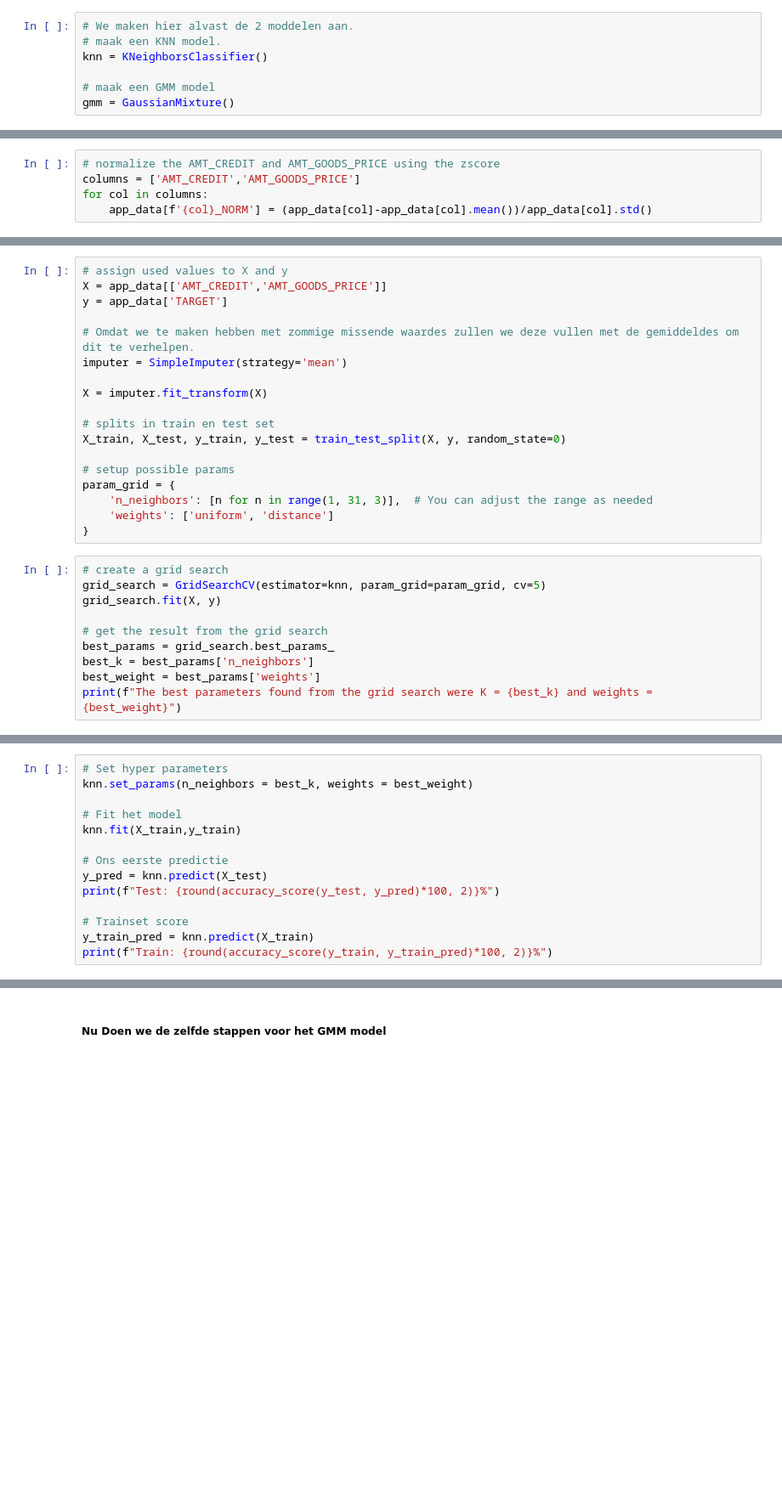
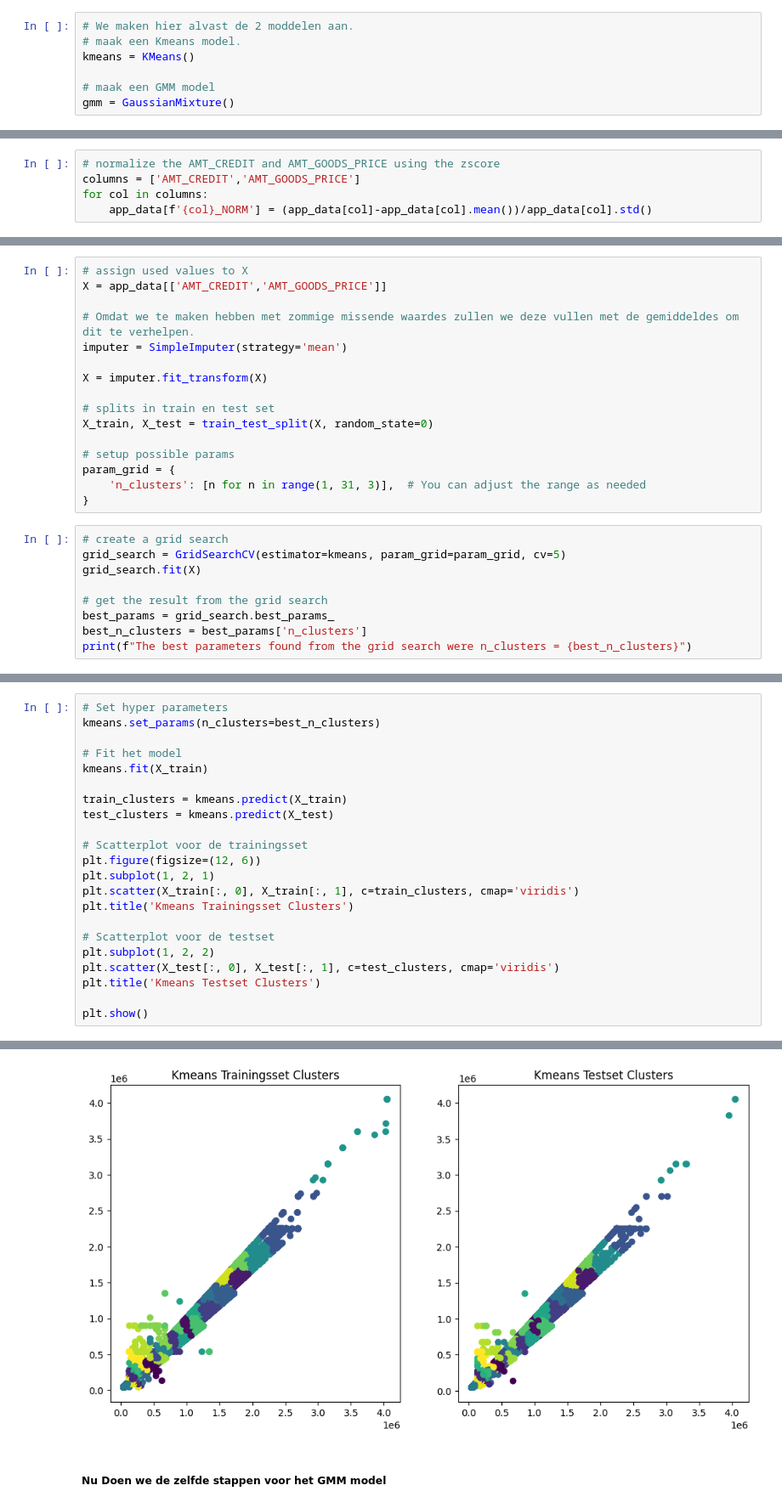
Before and after one commit to PepijnDevue/CM, a Jupyter notebook: Data Understanding.ipynb, the cells around one changed output, grey strips where cells are left out. Shown at 85% size. Cells and saved outputs as stored; diff of their text form; blank space fills up the shorter version.

```diff
--- a/Data Understanding.ipynb
+++ b/Data Understanding.ipynb
@@ -264,8 +290,8 @@ Onderaan een conclusie over de vondsten van de 3 modellen
 Dit om de 2 modellen met de verschillende features onderling te vergelijken.
 # %%
 # We maken hier alvast de 2 moddelen aan.
-# maak een KNN model.
-knn = KNeighborsClassifier()
+# maak een Kmeans model.
+kmeans = KMeans()
 
 # maak een GMM model
 gmm = GaussianMixture()
@@ -287,7 +313,6 @@ for col in columns:
 # %%
-# assign used values to X and y
+# assign used values to X
 X = app_data[['AMT_CREDIT','AMT_GOODS_PRICE']]
-y = app_data['TARGET']
 
 # Omdat we te maken hebben met zommige missende waardes zullen we deze vullen met de gemiddeldes om dit te verhelpen.
 imputer = SimpleImputer(strategy='mean')
@@ -295,21 +320,19 @@ imputer = SimpleImputer(strategy='mean')
 X = imputer.fit_transform(X)
 
 # splits in train en test set
-X_train, X_test, y_train, y_test = train_test_split(X, y, random_state=0)
+X_train, X_test = train_test_split(X, random_state=0)
 
 # setup possible params
 param_grid = {
-    'n_neighbors': [n for n in range(1, 31, 3)],  # You can adjust the range as needed
-    'weights': ['uniform', 'distance']
+    'n_clusters': [n for n in range(1, 31, 3)],  # You can adjust the range as needed
 }
 # %%
 # create a grid search
-grid_search = GridSearchCV(estimator=knn, param_grid=param_grid, cv=5)
-grid_search.fit(X, y)
+grid_search = GridSearchCV(estimator=kmeans, param_grid=param_grid, cv=5)
+grid_search.fit(X)
 
 # get the result from the grid search
 best_params = grid_search.best_params_
-best_k = best_params['n_neighbors']
-best_weight = best_params['weights']
-print(f"The best parameters found from the grid search were K = {best_k} and weights = {best_weight}")
+best_n_clusters = best_params['n_clusters']
+print(f"The best parameters found from the grid search were n_clusters = {best_n_clusters}")
 # %% [output]
@@ -317,15 +340,23 @@ The best parameters found from the grid search were K = 16 and weights = uniform
 # %%
 # Set hyper parameters
-knn.set_params(n_neighbors = best_k, weights = best_weight)
+kmeans.set_params(n_clusters=best_n_clusters)
 
 # Fit het model
-knn.fit(X_train,y_train)
+kmeans.fit(X_train)
 
-# Ons eerste predictie
-y_pred = knn.predict(X_test)
-print(f"Test: {round(accuracy_score(y_test, y_pred)*100, 2)}%")
+train_clusters = kmeans.predict(X_train)
+test_clusters = kmeans.predict(X_test)
 
-# Trainset score
-y_train_pred = knn.predict(X_train)
-print(f"Train: {round(accuracy_score(y_train, y_train_pred)*100, 2)}%")
+# Scatterplot voor de trainingsset
+plt.figure(figsize=(12, 6))
+plt.subplot(1, 2, 1)
+plt.scatter(X_train[:, 0], X_train[:, 1], c=train_clusters, cmap='viridis')
+plt.title('Kmeans Trainingsset Clusters')
+
+# Scatterplot voor de testset
+plt.subplot(1, 2, 2)
+plt.scatter(X_test[:, 0], X_test[:, 1], c=test_clusters, cmap='viridis')
+plt.title('Kmeans Testset Clusters')
+
+plt.show()
 # %% [output]
@@ -334,3 +363,4 @@ Train: 91.88%
+[figure, added]
 # %% [markdown]
 ##### Nu Doen we de zelfde stappen voor het GMM model
 # %%
```
Also changed, not shown: parts of 22 cells of this notebook.
